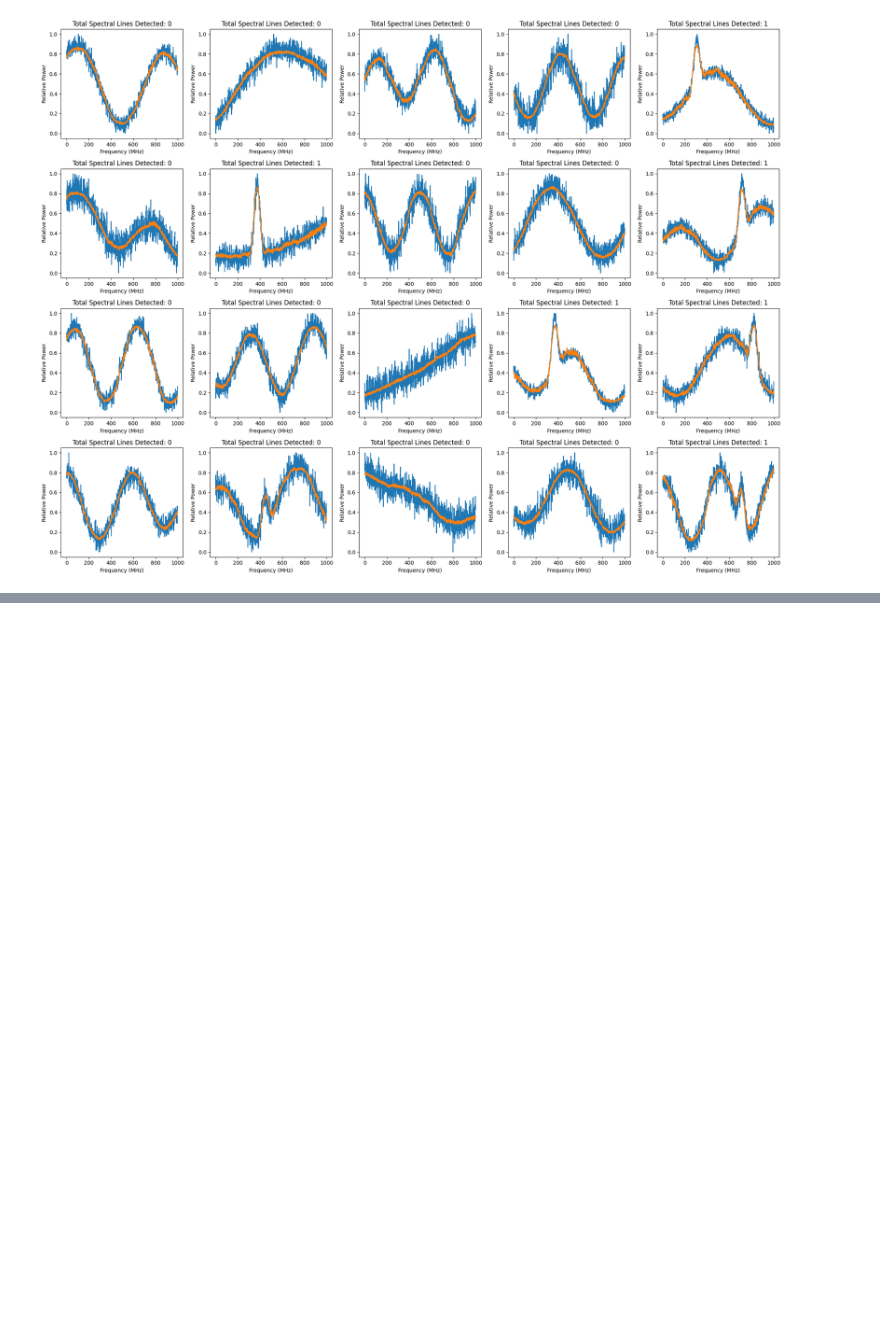
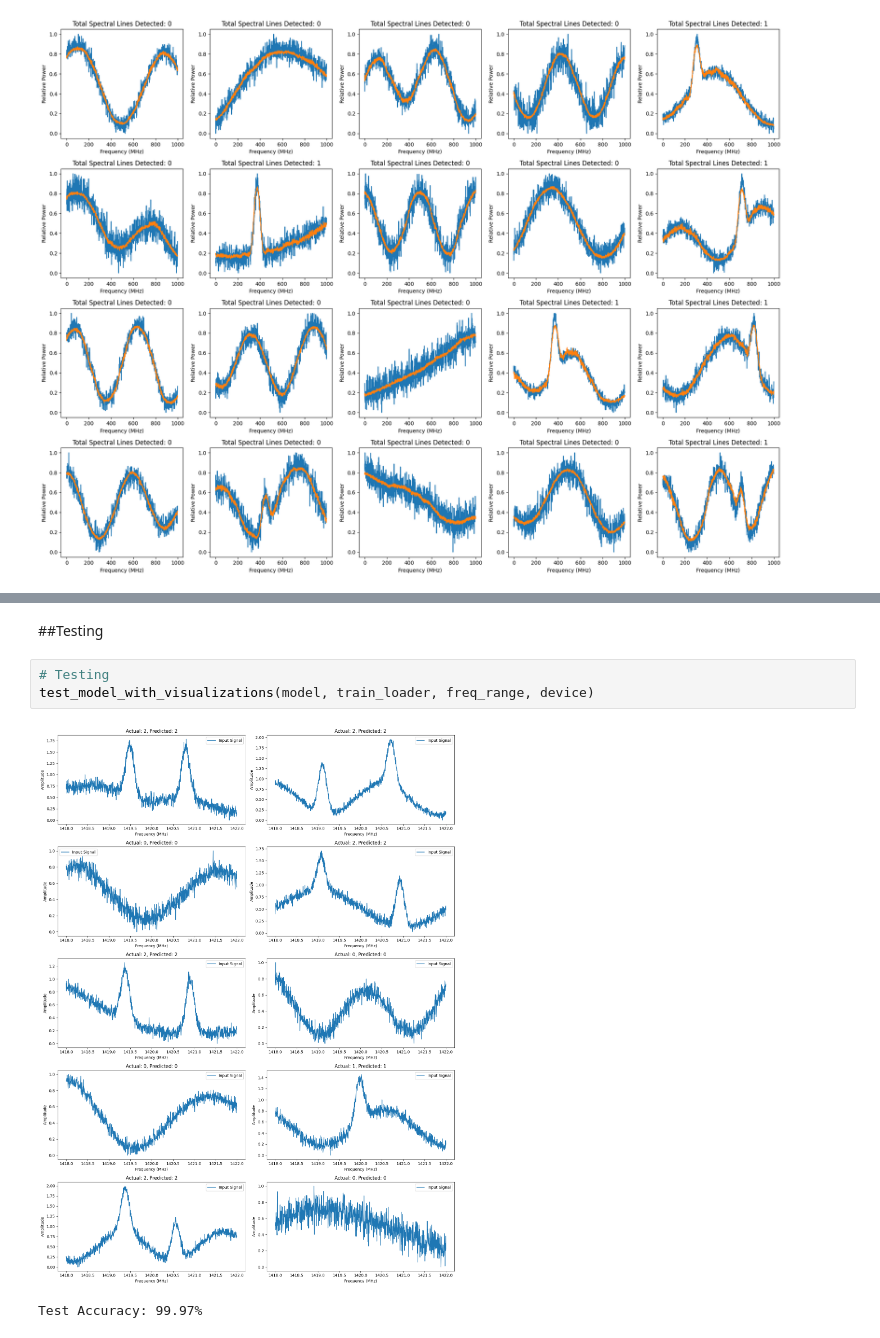
Before and after one commit to Astro-Beam/ASTRO, a Jupyter notebook: Neural Networks/Localized_Classification_Neural_Network.ipynb, the cells around one changed output, grey strips where cells are left out. Saved outputs shown, nothing was run; the diff lists cells and outputs as text; blank space fills up the shorter version.

```diff
--- a/Neural Networks/Localized_Classification_Neural_Network.ipynb
+++ b/Neural Networks/Localized_Classification_Neural_Network.ipynb
@@ -530,0 +858,8 @@ plt.show()
+# %% [markdown]
+##Testing
+# %%
+# Testing
+test_model_with_visualizations(model, train_loader, freq_range, device)
+# %% [output]
+[figure, added]
+Test Accuracy: 99.97%
```
Also changed, not shown: parts of 17 cells of this notebook.
